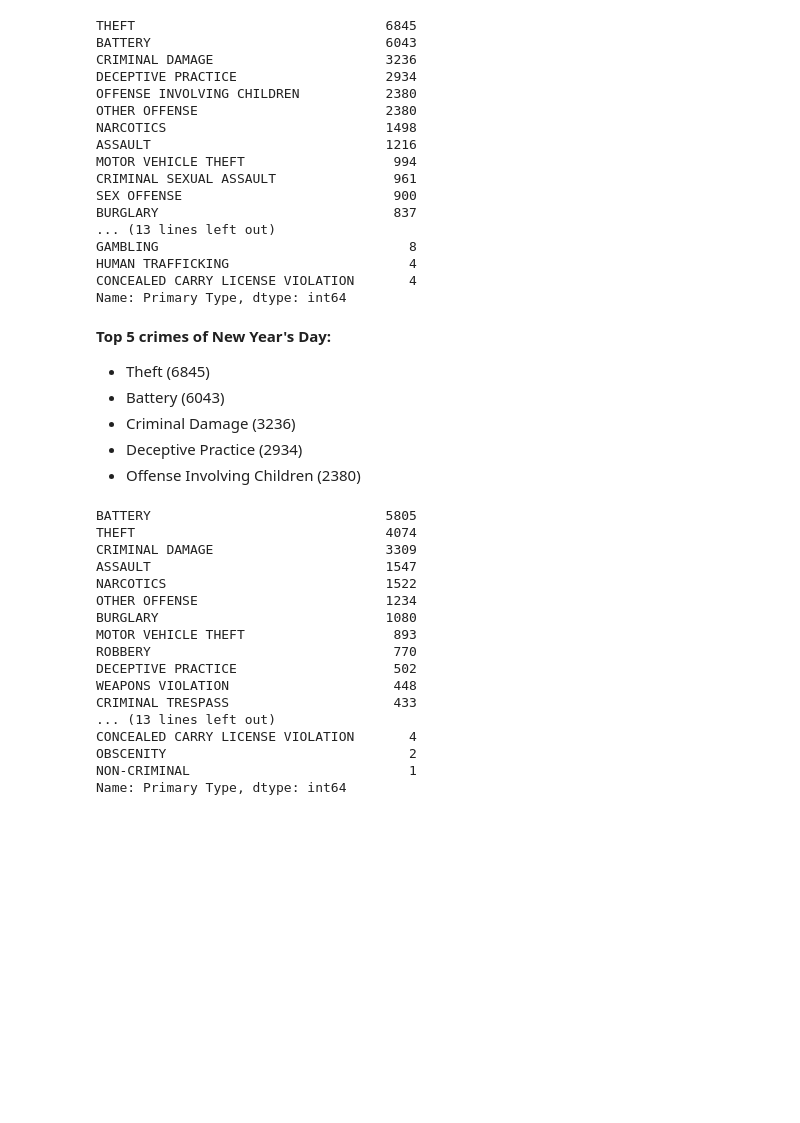
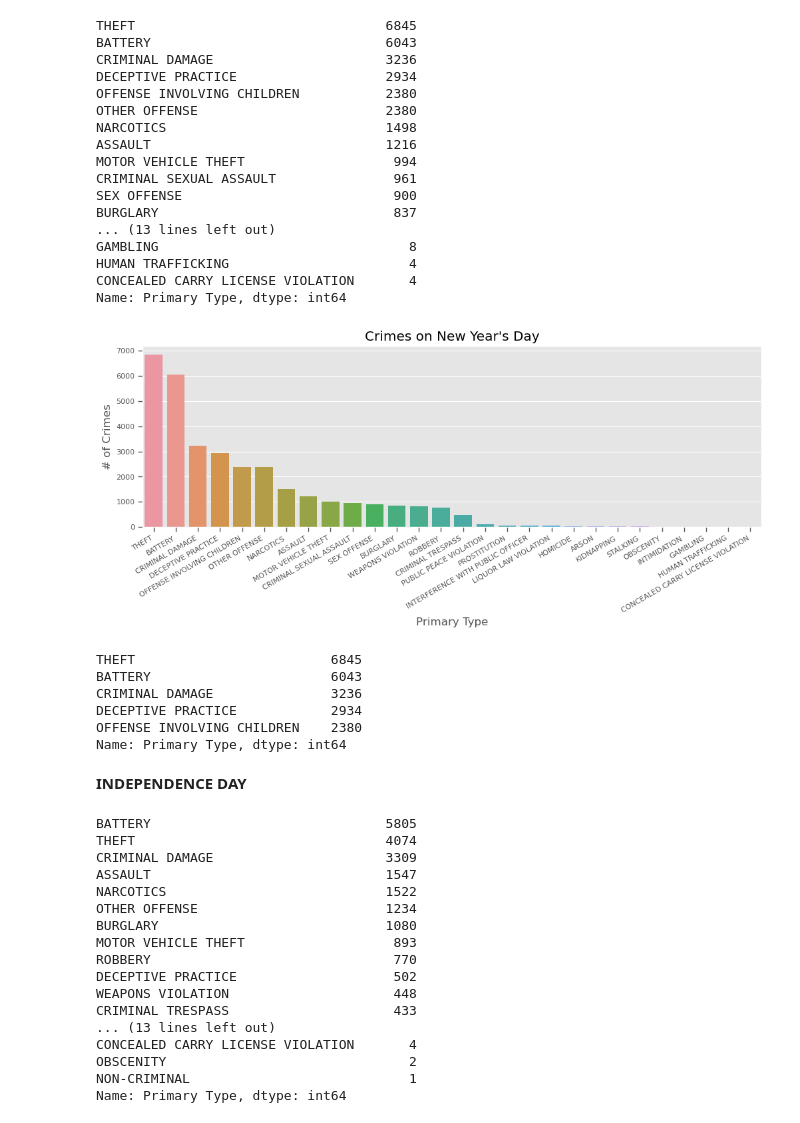
Before and after one commit to LoveidaLucero/Chicago-Crime-Trends, a Jupyter notebook: Part 1.ipynb, the cells around one changed output. Drawn from its saved outputs; the diff is of its cells as text; code cells hidden in the pictures; blank space fills up the shorter version.

```diff
--- a/Part 1.ipynb
+++ b/Part 1.ipynb
@@ -457,6 +475,7 @@ ld_df = hol_df.loc[filter3]
 # %%
 # new year's day value counts
-nyd_df['Primary Type'].value_counts()
+nyd_val_counts = nyd_df['Primary Type'].value_counts()
+nyd_val_counts
 # %% [output]
 THEFT                                6845
 BATTERY                              6043
@@ -475,12 +494,27 @@ GAMBLING                                8
 HUMAN TRAFFICKING                       4
 CONCEALED CARRY LICENSE VIOLATION       4
 Name: Primary Type, dtype: int64
-# %% [markdown]
-**Top 5 crimes of New Year's Day:**
-- Theft (6845)
-- Battery (6043)
-- Criminal Damage (3236)
-- Deceptive Practice (2934)
-- Offense Involving Children (2380)
+# %%
+## Visualize holiday counts
+ax = sns.countplot(data=nyd_df, x='Primary Type',
+                  order=nyd_val_counts.index)
+ax.set_ylabel('# of Crimes')
+ax.set_title("Crimes on New Year's Day")
+fig = ax.get_figure()
+fig.autofmt_xdate()
+# %% [output]
+[figure, added]
+# %%
+# top 5 crimes on new years day
+nyd_val_counts.nlargest(5)
+# %% [output]
+THEFT                         6845
+BATTERY                       6043
+CRIMINAL DAMAGE               3236
+DECEPTIVE PRACTICE            2934
+OFFENSE INVOLVING CHILDREN    2380
+Name: Primary Type, dtype: int64
+# %% [markdown]
+**INDEPENDENCE DAY**
 # %%
 # independence day value counts
```
Also changed, not shown: parts of 15 cells of this notebook.
